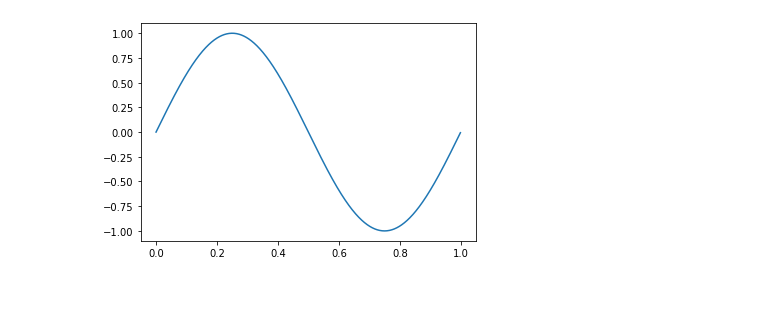
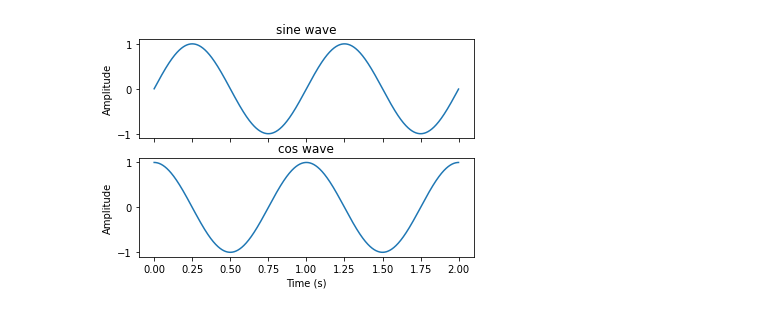
Before and after one commit to soorajsunil/Signal-Analysis, a Jupyter notebook: Python/waveforms.ipynb, the cells around one changed output. Saved outputs shown, nothing was run; the diff lists cells and outputs as text; code cells hidden in the pictures.

```diff
--- a/Python/waveforms.ipynb
+++ b/Python/waveforms.ipynb
@@ -2,19 +2,34 @@
 import numpy as np
 import matplotlib.pyplot as plt
 
+# sampling
 fs = 1000 # sampling frequency in Hz
-T = 1/fs  # sampling period in sec
-L = 1000  # signal length
-t = np.arange(0,L)*T # time vector
-
-amp   = 1  # amplitude
-phase = 0   # phase in rad
-freq  = 1  # frequency in Hz
-
-x = amp*np.sin(2*np.pi*freq*t + phase)
-
-
-plt.plot(t, x)
-plt.show()
+Ts = 1/fs  # sampling period in sec
+Ns = 2000  # signal length
+t = np.arange(0,Ns)*Ts # time vector
-# %% [output]
-[figure, removed]
+# %%
+# signal properties
+a = 1    # amplitude
+phi = 0  # phase in rad
+f  = 1   # frequency in Hz
+
+def plot_sinusoid(t, st, ct):
+    fig, axs = plt.subplots(2)
+    axs[0].plot(t, st)
+    axs[0].set_title('sine wave')
+    axs[1].plot(t, ct)
+    axs[1].set_title('cos wave')
+
+    for ax in axs.flat:
+        ax.set(xlabel='Time (s)', ylabel='Amplitude')
+
+    # Hide x labels and tick labels for top plots and y ticks for right plots.
+    for ax in axs.flat:
+        ax.label_outer()
+# %%
+# sinusoid
+st = a*np.sin(2*np.pi*f*t + phi)
+ct = a*np.cos(2*np.pi*f*t + phi)
+plot_sinusoid(t, st, ct)
+# %% [output]
+[figure, added]
```
Also changed, not shown: parts of 2 cells of this notebook, 1 other file.
